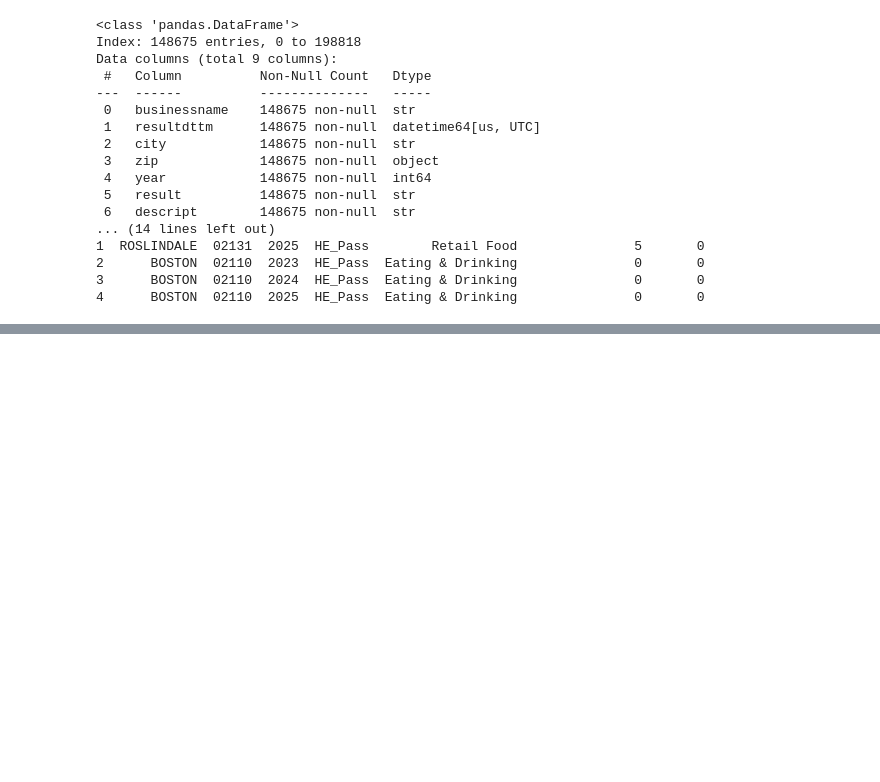
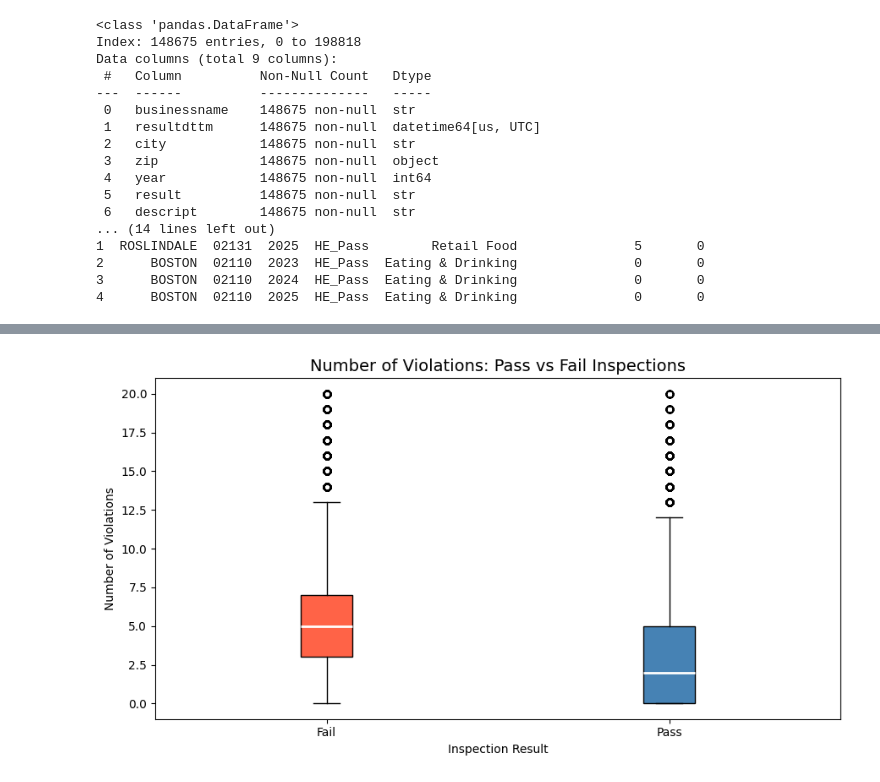
Before and after one commit to celestedeudon/DS340H_Project_CD, a Jupyter notebook: InitialExplorationCleaning(HW7).ipynb, the cells around one changed output, grey strips where cells are left out. Saved outputs shown, nothing was run; the diff lists cells and outputs as text; code cells hidden in the pictures; blank space fills up the shorter version.

```diff
--- a/InitialExplorationCleaning(HW7).ipynb
+++ b/InitialExplorationCleaning(HW7).ipynb
@@ -256,0 +288,27 @@ Data columns (total 9 columns):
+# %%
+pass_viols = analysis_df[analysis_df['result'] == 'HE_Pass']['num_violations']
+fail_viols = analysis_df[analysis_df['result'] == 'HE_Fail']['num_violations']
+
+# Cap outliers for readability
+pass_viols = pass_viols[pass_viols <= 20]
+fail_viols = fail_viols[fail_viols <= 20]
+
+fig, ax = plt.subplots(figsize=(9, 5))
+ax.boxplot(
+    [fail_viols, pass_viols],
+    labels=['Fail', 'Pass'],
+    patch_artist=True,
+    boxprops=dict(facecolor='tomato'),
+    medianprops=dict(color='white', linewidth=2)
+)
+
+# Color the Pass box differently
+ax.patches[1].set_facecolor('steelblue')
+
+ax.set_title('Number of Violations: Pass vs Fail Inspections', fontsize=14)
+ax.set_xlabel('Inspection Result')
+ax.set_ylabel('Number of Violations')
+plt.tight_layout()
+plt.show()
+# %% [output]
+[figure, added]
```
Also changed, not shown: parts of 4 cells of this notebook.
